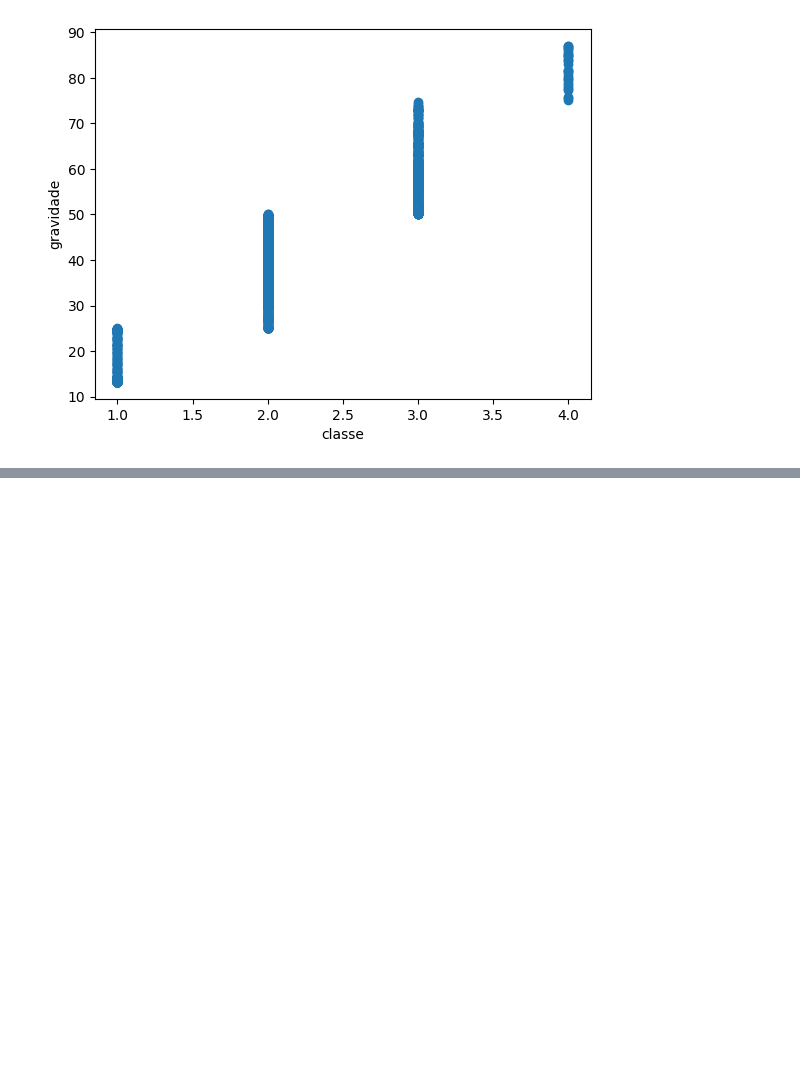
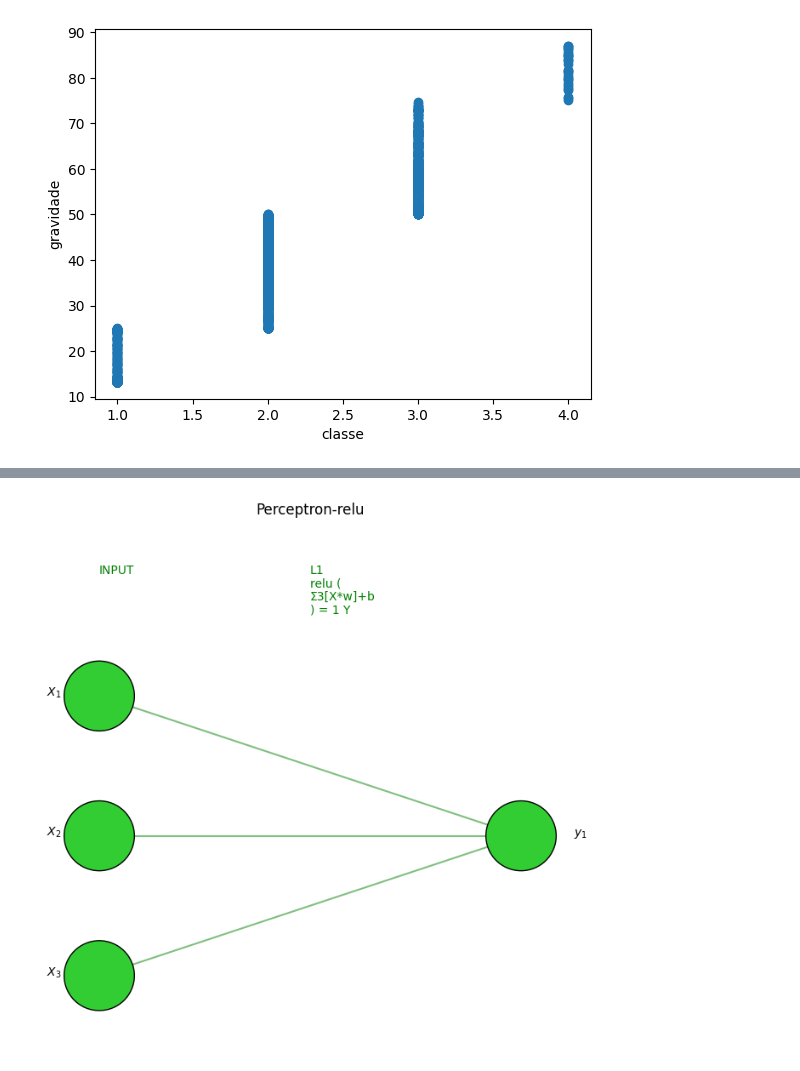
Before and after one commit to taniomi/Sistemas-Inteligentes, a Jupyter notebook: TAREFA_2_0/ANN.ipynb, the cells around one changed output, grey strips where cells are left out. Drawn from its saved outputs; the diff is of its cells as text; code cells hidden in the pictures; blank space fills up the shorter version.

Commit message:
[ADD] ANN.ipynb Notes.md ml_utils.py viz_ptron_relu.png
Build perceptron relu and sigmoid

```diff
--- a/TAREFA_2_0/ANN.ipynb
+++ b/TAREFA_2_0/ANN.ipynb
@@ -77,0 +101,25 @@ Text(0, 0.5, 'gravidade')
+# %%
+'''
+Builds a Perceptron with the specified activation function
+:parameter
+    :param activation_function: str
+:return
+    perceptron
+'''
+def build_model_perceptron(activation_function):
+    name = f"Perceptron-{activation_function}"
+    # build the model
+    perceptron = models.Sequential(name=name, layers=[
+        ### single layer
+        layers.Dense(
+            name="l1",
+            input_dim=3,
+            units=1,
+            activation=activation_function
+        )
+    ])
+    perceptron.summary()
+    return perceptron
+# %%
+# Create model relu
+ptron_relu = build_model_perceptron('relu')
@@ -77,0 +153,5 @@ Text(0, 0.5, 'gravidade')
+# %%
+# Visualize the model architecture
+visualize_nn(ptron_relu, description=True, figsize=(8,8))
+# %% [output]
+[figure, added]
```
Also changed, not shown: parts of 19 cells of this notebook, 4 other files.
